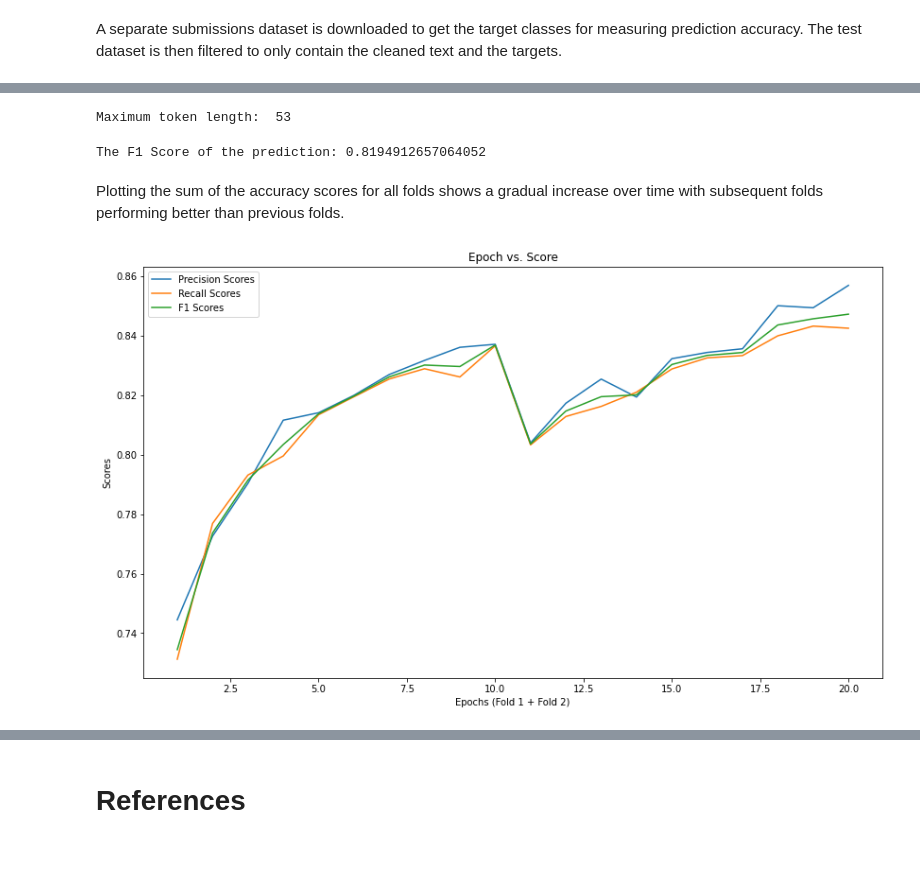
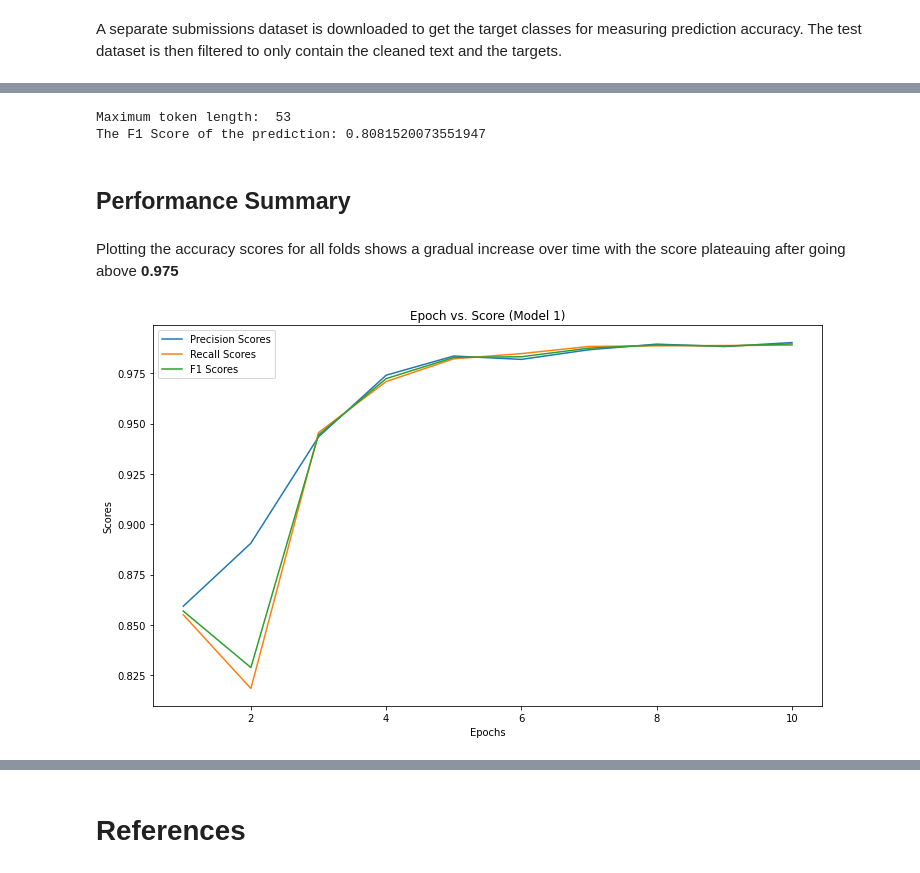
Before and after one commit to lloydoad/disaster-tweet-classifier, a Jupyter notebook: disaster_tweet_classifier.ipynb, the cells around one changed output, grey strips where cells are left out. Cells and saved outputs as stored; diff of their text form; code cells hidden in the pictures.

```diff
--- a/disaster_tweet_classifier.ipynb
+++ b/disaster_tweet_classifier.ipynb
@@ -496,44 +563,39 @@ def predict(test=prepped_test, tokenizer=base_tokenizer, force_max_len=max_word_
   for model in trained_models:
     pred_y += model.predict(X_test) / numberOfModels
   return pred_y
+
 predicted_y = predict()
+pred_values = np.round(predicted_y).astype('int').reshape(1,-1)[0]
+true_values = prepped_test.target.values
+score = sklearn.metrics.f1_score(true_values, pred_values, average='micro')
+print('The F1 Score of the prediction:', score)
 # %% [output]
 Maximum token length:  53
+The F1 Score of the prediction: 0.8081520073551947
-# %%
-pred_values = np.round(predicted_y).astype('int').reshape(1,-1)[0]
-true_values = prepped_test.target.values
-score = sklearn.metrics.f1_score(true_values, pred_values, average='micro')
-print('The F1 Score of the prediction:', score)
-# %% [output]
-The F1 Score of the prediction: 0.8194912657064052
+# %% [markdown]
+## Performance Summary
 # %% [markdown]
-Plotting the sum of the accuracy scores for all folds shows a gradual increase over time with subsequent folds performing better than previous folds.
+Plotting the accuracy scores for all folds shows a gradual increase over time with the score plateauing after going above **0.975**
 # %%
-def plot_scores():
-  rangeOfEpochs = np.arange(1, (number_of_epochs * number_of_folds) + 1)
-  figure(figsize=(14,8))
-  fig.suptitle('Epoch vs. Score')
+def plot_scores(fold=1):
+  figure(figsize=(12,7))
 
-  precision_values = []
-  recall_values = []
-  f1_values = []
-
-  for fold in scores:
-    foldValues = scores[fold]
-    validationValues = foldValues['validation']
-    precision_values += validationValues['precision']
-    recall_values += validationValues['recall']
-    f1_values += validationValues['f1']
+  foldValues = scores[fold]
+  validationValues = foldValues['validation']
+  precision_values = validationValues['precision']
+  recall_values = validationValues['recall']
+  f1_values = validationValues['f1']
+  rangeOfEpochs = np.arange(1, number_of_epochs + 1)
 
   plt.plot(rangeOfEpochs, precision_values, label='Precision Scores')
   plt.plot(rangeOfEpochs, recall_values, label='Recall Scores')
   plt.plot(rangeOfEpochs, f1_values, label='F1 Scores')
-  plt.xlabel('Epochs (Fold 1 + Fold 2)')
+  plt.xlabel('Epochs')
   plt.ylabel('Scores')
-  plt.title('Epoch vs. Score')
+  plt.title('Epoch vs. Score (Model {})'.format(fold))
   plt.legend()
   plt.show()
-
-plot_scores()
-# %% [output]
-[figure, removed]
+# %%
+plot_scores(fold=1)
+# %% [output]
+[figure, added]
```
Also changed, not shown: parts of 49 cells of this notebook.
